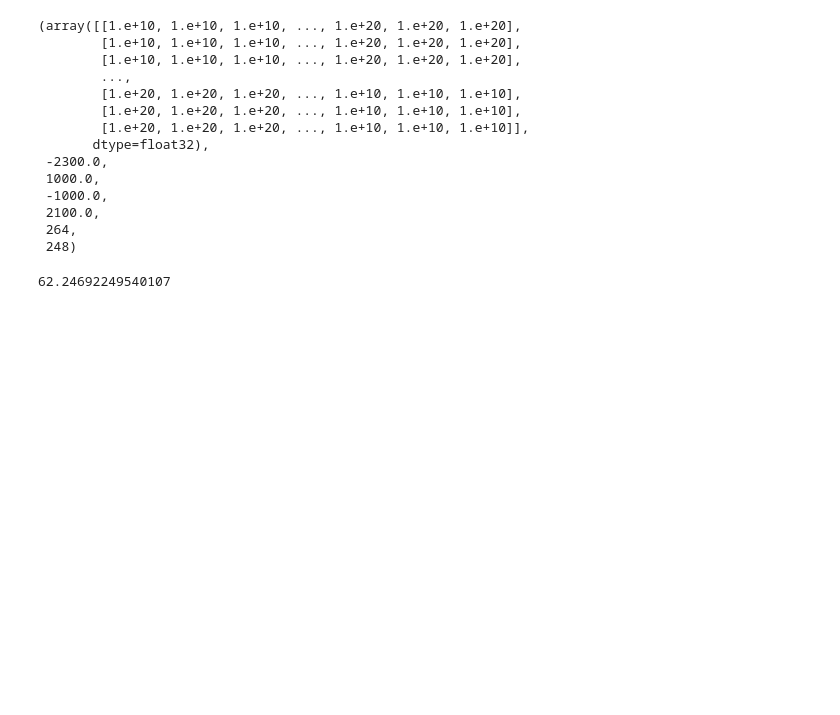
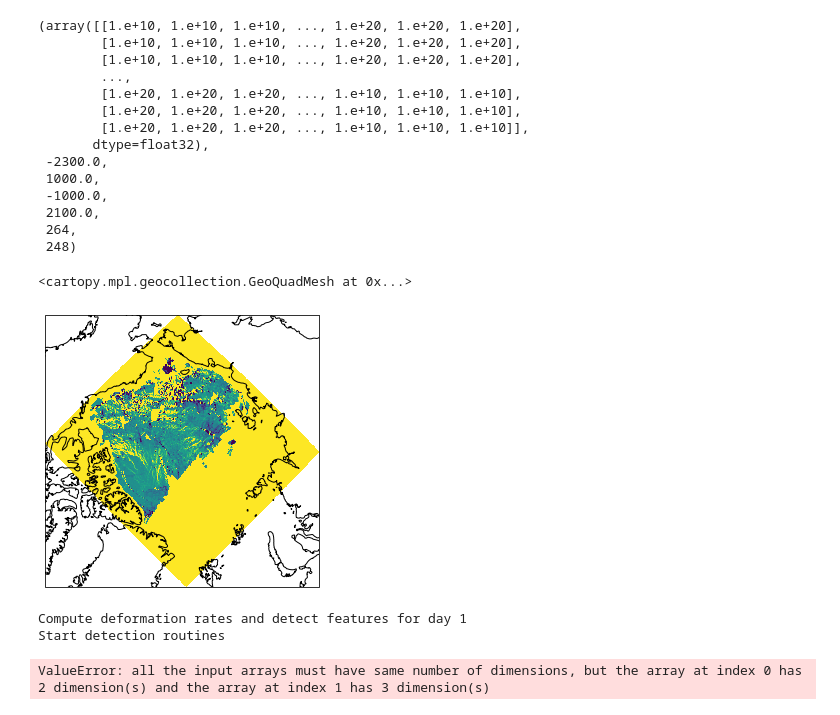
Before and after one commit to nhutter/lkf_tools, a Jupyter notebook: notebooks/detection_tutorial.ipynb, the cells around one changed output. Cells and saved outputs as stored; diff of their text form; code cells hidden in the pictures; blank space fills up the shorter version.

```diff
--- a/notebooks/detection_tutorial.ipynb
+++ b/notebooks/detection_tutorial.ipynb
@@ -31,5 +31,16 @@ test
 # %%
 lon,lat = get_latlon_RGPS(test[1],test[2],test[3],test[4],test[5],test[6])
 # %%
+import matplotlib.pyplot as plt
+import cartopy.crs as ccrs
+
+fig = plt.figure(figsize=[10, 5])
+
+ax = plt.subplot(1, 1, 1, projection=ccrs.Orthographic(0, 90))
+
+ax.coastlines(zorder=3)
+
+ax.pcolormesh(lon,lat,test[0],vmin=-1e-2,vmax=1e-2,transform=ccrs.PlateCarree())
 # %% [output]
-62.24692249540107
+<cartopy.mpl.geocollection.GeoQuadMesh at 0x...>
+[figure, added]
@@ -35,0 +58,6 @@ lon,lat = get_latlon_RGPS(test[1],test[2],test[3],test[4],test[5],test[6])
+# %%
+test.detect_lkfs(indexes=[0])
+# %% [output]
+Compute deformation rates and detect features for day 1
+Start detection routines
+ValueError: all the input arrays must have same number of dimensions, but the array at index 0 has 2 dimension(s) and the array at index 1 has 3 dimension(s)
```
Also changed, not shown: parts of 6 cells of this notebook, 4 other files.
